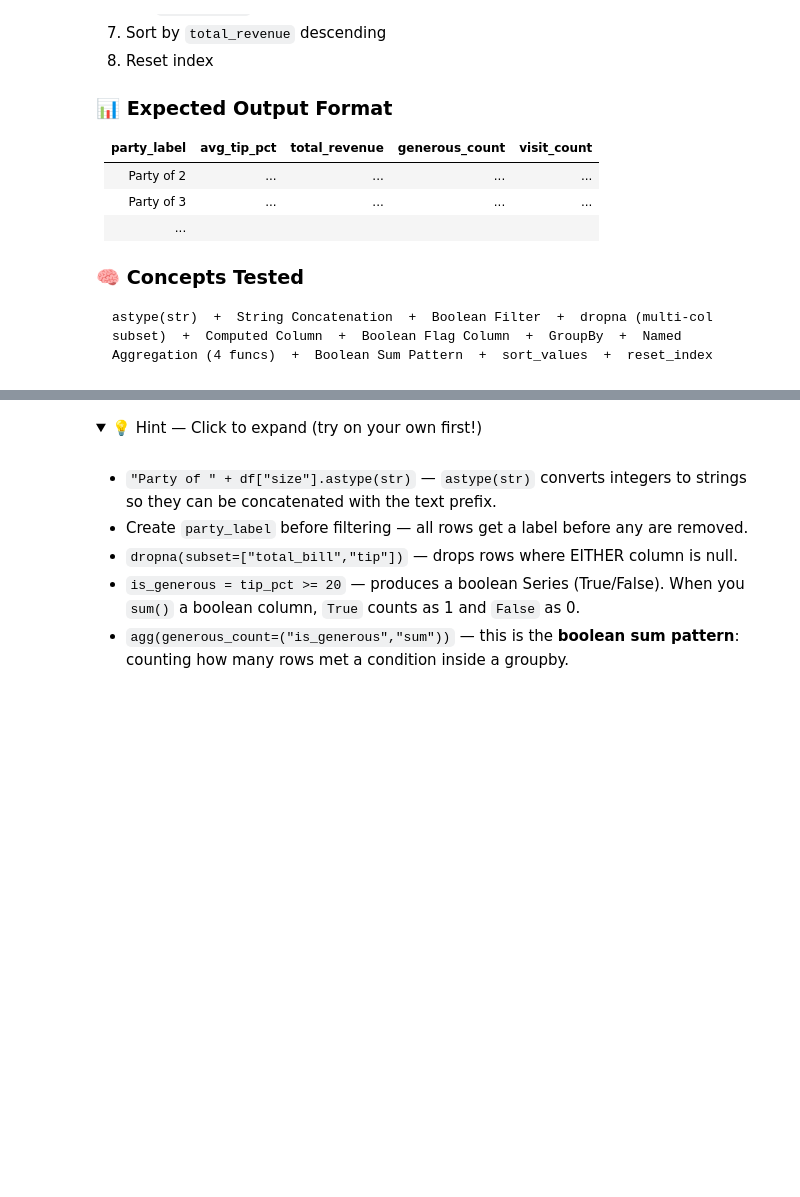
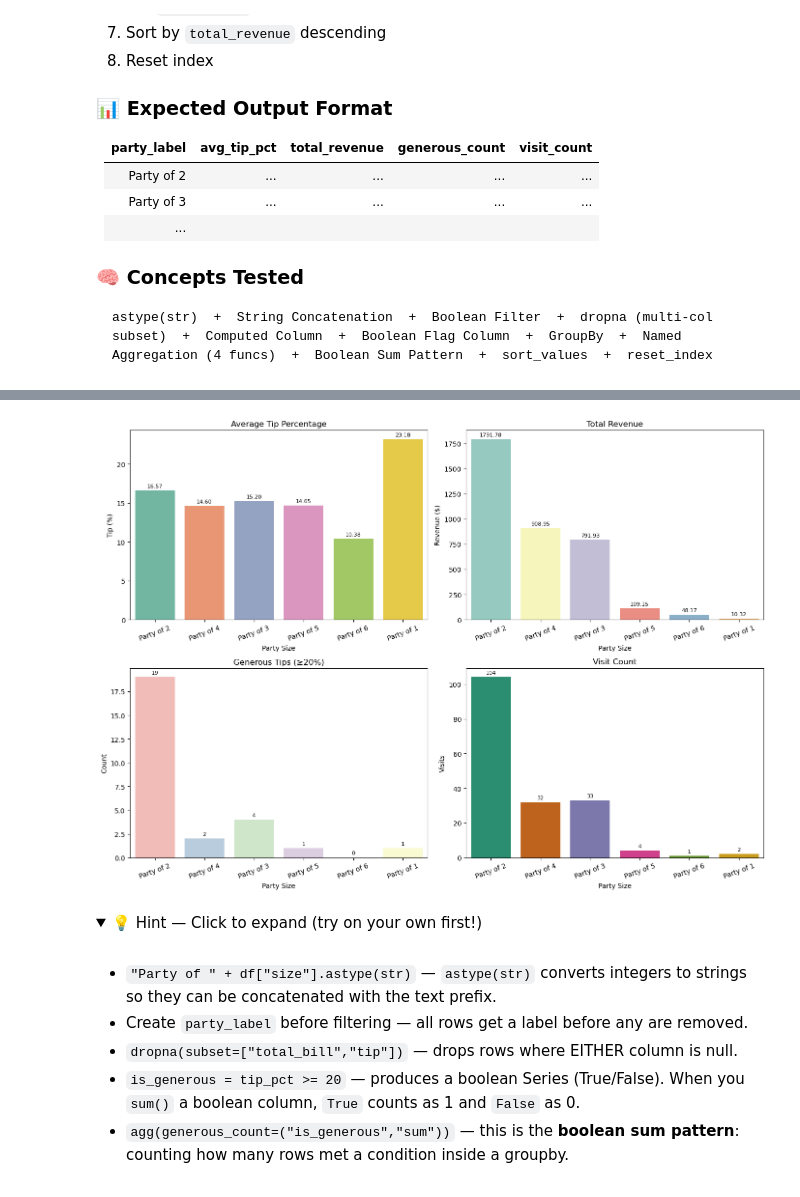
Before and after one commit to abhishekkatewaofficial-lab/Machine-Learning, a Jupyter notebook: Notes/Pandas/4. Practice/Pandas_Practice_Series_Notebook_02.ipynb, the cells around one changed output, grey strips where cells are left out. Drawn from its saved outputs; the diff is of its cells as text; code cells hidden in the pictures; folded sections open; blank space fills up the shorter version.

```diff
--- a/Notes/Pandas/4. Practice/Pandas_Practice_Series_Notebook_02.ipynb
+++ b/Notes/Pandas/4. Practice/Pandas_Practice_Series_Notebook_02.ipynb
@@ -1707,0 +2048,95 @@ astype(str)  +  String Concatenation  +  Boolean Filter  +  dropna (multi-col su
+# %%
+plt.figure(figsize=(14, 10))
+
+
+# ==================================
+# Plot 1 : Average Tip %
+# ==================================
+
+plt.subplot(2, 2, 1)
+
+ax = sns.barplot(
+    data=tip,
+    x='party_label',
+    y='avg_tip_pct',
+    palette='Set2'
+)
+
+for container in ax.containers:
+    ax.bar_label(container, fmt='%.2f', padding=3, fontsize=8)
+
+plt.title('Average Tip Percentage')
+plt.xlabel('Party Size')
+plt.ylabel('Tip (%)')
+plt.xticks(rotation=20)
+
+
+# ==================================
+# Plot 2 : Total Revenue
+# ==================================
+
+plt.subplot(2, 2, 2)
+
+ax = sns.barplot(
+    data=tip,
+    x='party_label',
+    y='total_revenue',
+    palette='Set3'
+)
+
+for container in ax.containers:
+    ax.bar_label(container, fmt='%.2f', padding=3, fontsize=8)
+
+plt.title('Total Revenue')
+plt.xlabel('Party Size')
+plt.ylabel('Revenue ($)')
+plt.xticks(rotation=20)
+
+
+# ==================================
+# Plot 3 : Generous Tips
+# ==================================
+
+plt.subplot(2, 2, 3)
+
+ax = sns.barplot(
+    data=tip,
+    x='party_label',
+    y='generous_count',
+    palette='Pastel1'
+)
+
+for container in ax.containers:
+    ax.bar_label(container, fmt='%.0f', padding=3, fontsize=8)
+
+plt.title('Generous Tips (≥20%)')
+plt.xlabel('Party Size')
+plt.ylabel('Count')
+plt.xticks(rotation=20)
+
+
+# ==================================
+# Plot 4 : Visit Count
+# ==================================
+
+plt.subplot(2, 2, 4)
+
+ax = sns.barplot(
+    data=tip,
+    x='party_label',
+    y='visit_count',
+    palette='Dark2'
+)
+
+for container in ax.containers:
+    ax.bar_label(container, fmt='%.0f', padding=3, fontsize=8)
+
+plt.title('Visit Count')
+plt.xlabel('Party Size')
+plt.ylabel('Visits')
+plt.xticks(rotation=20)
+
+
+plt.tight_layout()
+plt.show()
+# %% [output]
@@ -1708,3 +2158,4 @@ astype(str)  +  String Concatenation  +  Boolean Filter  +  dropna (multi-col su
+[figure, added]
 # %% [markdown]
 <details>
 <summary>💡 Hint — Click to expand (try on your own first!)</summary>
```
Also changed, not shown: parts of 8 cells of this notebook, 2 other files.
